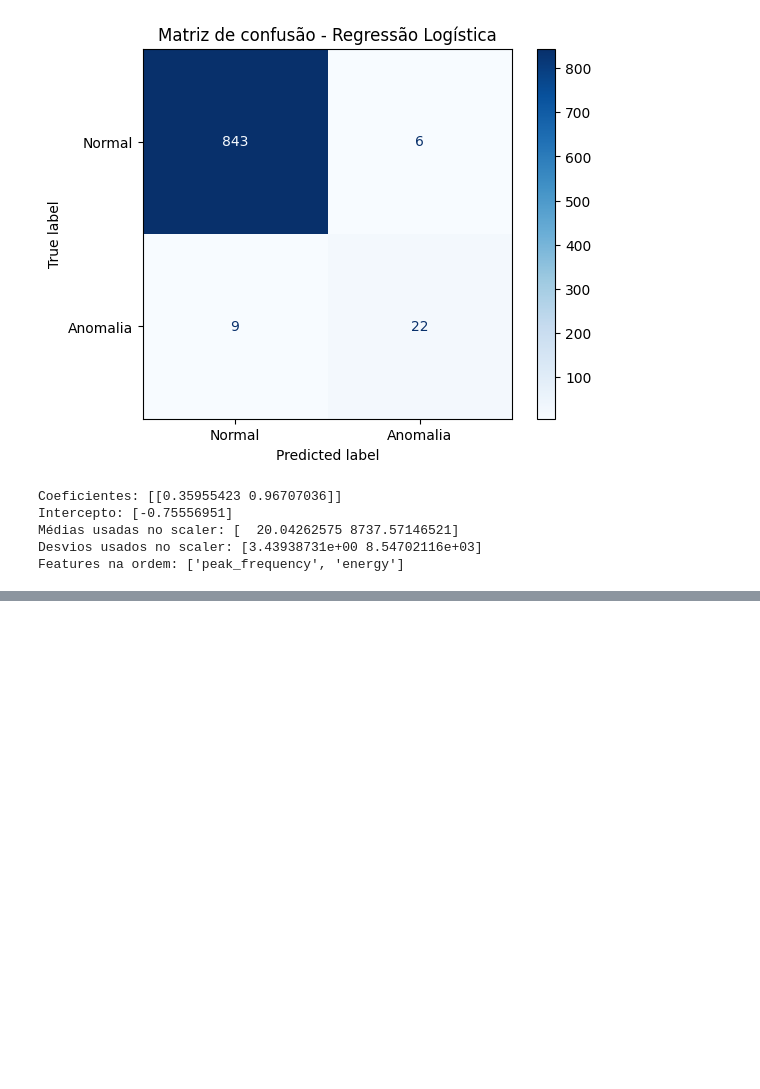
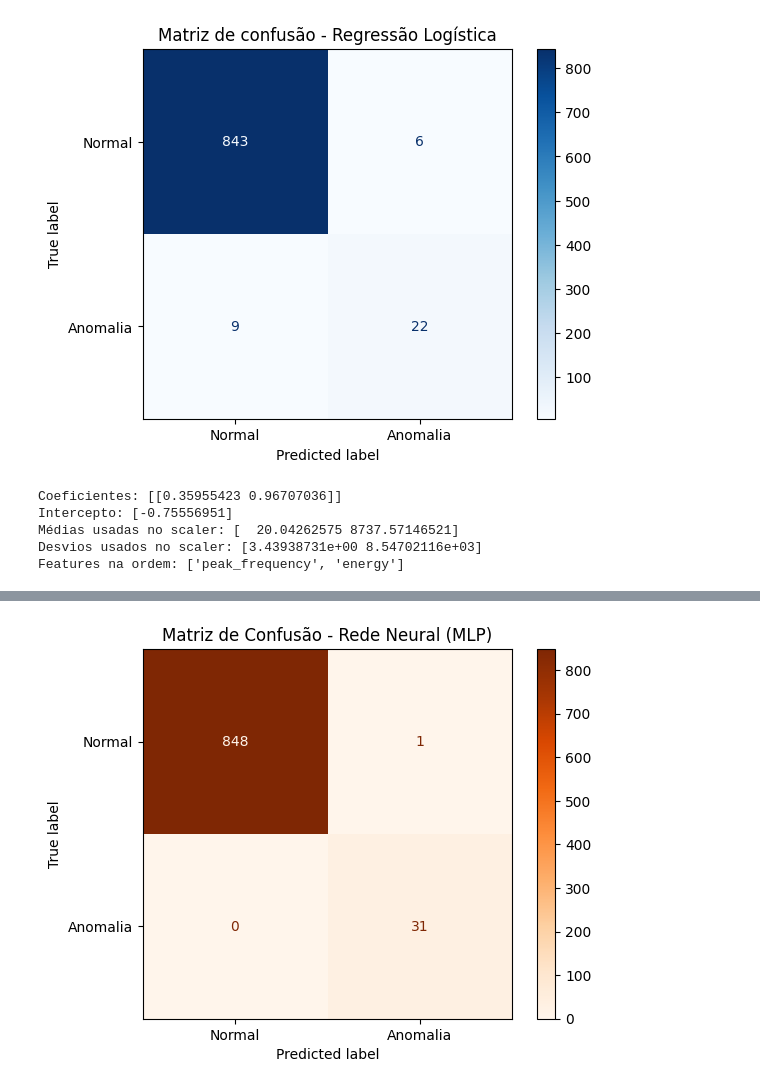
Before and after one commit to mulirous/detector_anomalias_embarcado, a Jupyter notebook: data_tools/eda.ipynb, the cells around one changed output, grey strips where cells are left out. Drawn from its saved outputs; the diff is of its cells as text; code cells hidden in the pictures; blank space fills up the shorter version.

```diff
--- a/data_tools/eda.ipynb
+++ b/data_tools/eda.ipynb
@@ -171,10 +171,10 @@ Assim, com a magnitude coletada, vamos aplicar a FFT ao longo das janelas de 100
 
 def extract_fft_features(signal, fs, window_size, step_size=None):
     """
-    signal: array 1D (ex: df_raw_data['acc_mag'].values)
-    fs: frequência de amostragem (Hz)
-    window_size: número de amostras por janela (ex: 100)
-    step_size: quantas amostras andar a cada passo (default = window_size → janelas não sobrepostas)
+    :param signal: array 1D (ex: df_raw_data['acc_mag'].values)
+    :param fs: frequência de amostragem (Hz)
+    :param window_size: número de amostras por janela (ex: 100)
+    :param step_size: quantas amostras andar a cada passo (default = window_size → janelas não sobrepostas)
     """
     if step_size is None:
         step_size = window_size
@@ -661,0 +881,20 @@ Features na ordem: ['peak_frequency', 'energy']
+# %%
+# @title Avaliação do Modelo Neural no Conjunto de Teste
+
+# Predições
+y_pred_proba_nn = model.predict(X_test_scaled).flatten()
+y_pred_nn = (y_pred_proba_nn > 0.5).astype(int)
+
+# Métricas
+print("=" * 50)
+print("AVALIAÇÃO DO MODELO - REDE NEURAL (MLP)")
+print("=" * 50)
+print("\nRelatório de Classificação:")
+print(classification_report(y_test, y_pred_nn, target_names=['Normal', 'Anomalia']))
+
+# Avaliação do modelo
+loss, accuracy, auc = model.evaluate(X_test_scaled, y_test, verbose=0)
+print(f"\nMétricas no Teste:")
+print(f"  Loss: {loss:.4f}")
+print(f"  Accuracy: {accuracy:.4f}")
+print(f"  AUC: {auc:.4f}")
@@ -661,0 +922,10 @@ Features na ordem: ['peak_frequency', 'energy']
+# %%
+# @title Matriz de Confusão - Rede Neural
+
+cm_nn = confusion_matrix(y_test, y_pred_nn)
+disp_nn = ConfusionMatrixDisplay(confusion_matrix=cm_nn, display_labels=["Normal", "Anomalia"])
+disp_nn.plot(cmap="Oranges")
+plt.title("Matriz de Confusão - Rede Neural (MLP)")
+plt.show()
+# %% [output]
+[figure, added]
```
Also changed, not shown: parts of 18 cells of this notebook, 9 other files.
